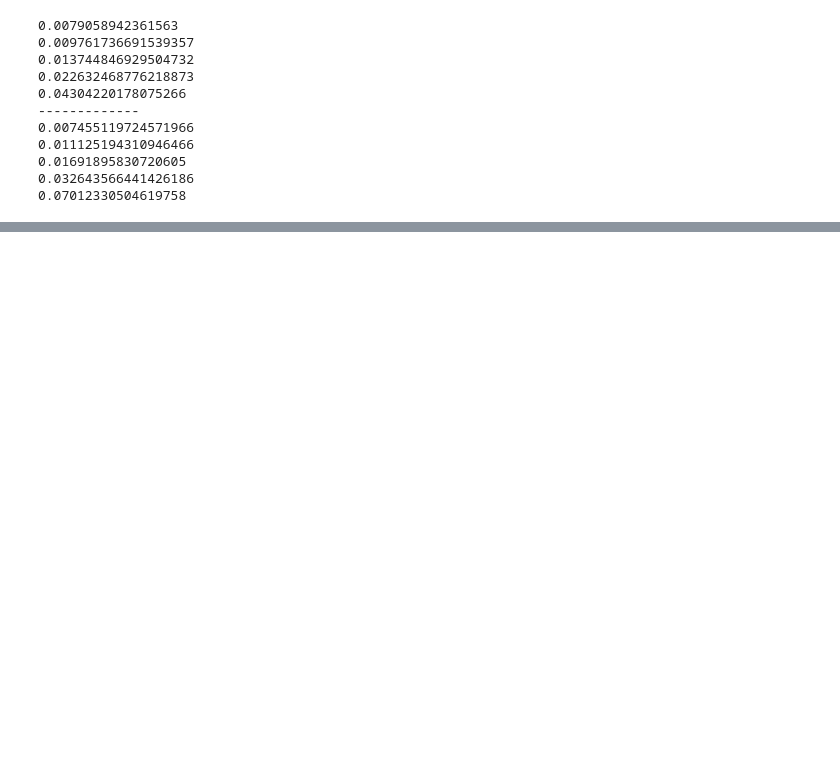
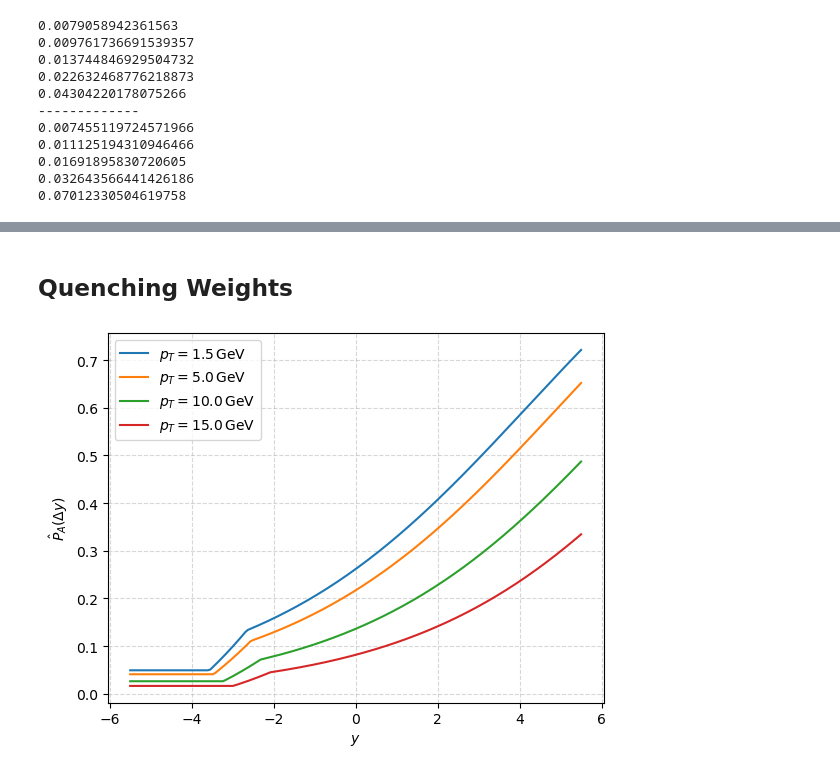
Before and after one commit to sabinthapa100/quenching_integration, a Jupyter notebook: notebooks/02_quenching&transport.ipynb, the cells around one changed output, grey strips where cells are left out. Drawn from its saved outputs; the diff is of its cells as text; code cells hidden in the pictures; blank space fills up the shorter version.

```diff
--- a/notebooks/02_quenching&transport.ipynb
+++ b/notebooks/02_quenching&transport.ipynb
@@ -351,0 +534,2 @@ plt.show()
+# %% [markdown]
+ ## Quenching Weights
@@ -351,0 +560,31 @@ plt.show()
+# %%
+pT_fixes = [1.5, 5.0, 10.0, 15.0]
+y_arr = np.linspace(-5.5, 5.5, 181)
+dy_star = 0.10  # your chosen Δy
+
+results = {}
+for pT_fix in pT_fixes:
+    mT_fix = P_bottomonia.mT(pT_fix)
+    vals = []
+    for yy in y_arr:
+        ymax = P_bottomonia.y_max(roots, mT_fix)
+        dym  = min(np.log(2.0), ymax - yy)
+        if dym <= 1e-12: vals.append(0.0); continue
+
+        x2 = P_bottomonia.x2(y=yy, pT_GeV=pT_fix, roots_GeV=roots)
+        xA = min(x2, xA0_from_L(L_A))
+        if _l2(qp, xA, qp.LA_fm) <= _Lambda_p2(qp, xA): vals.append(0.0); continue
+
+        z = np.expm1(dy_star)                 # x = ε/E
+        Pval = PhatA_vec(np.array([z]), yy, pT_fix, mT_fix, xA, qp)[0]
+        vals.append(float(Pval))
+    results[pT_fix] = vals
+
+plt.figure()
+for pT_fix, vals in results.items():
+    plt.plot(y_arr, vals, label=rf'$p_T={pT_fix}\,\mathrm{{GeV}}$')
+# plt.yscale('log');
+plt.xlabel('$y$'); plt.ylabel(r'$\hat P_A(\Delta y)$')
+plt.legend(); plt.grid(True, ls='--', alpha=0.5); plt.show()
+# %% [output]
+[figure, added]
```
Also changed, not shown: parts of 26 cells of this notebook, 29 other files.
